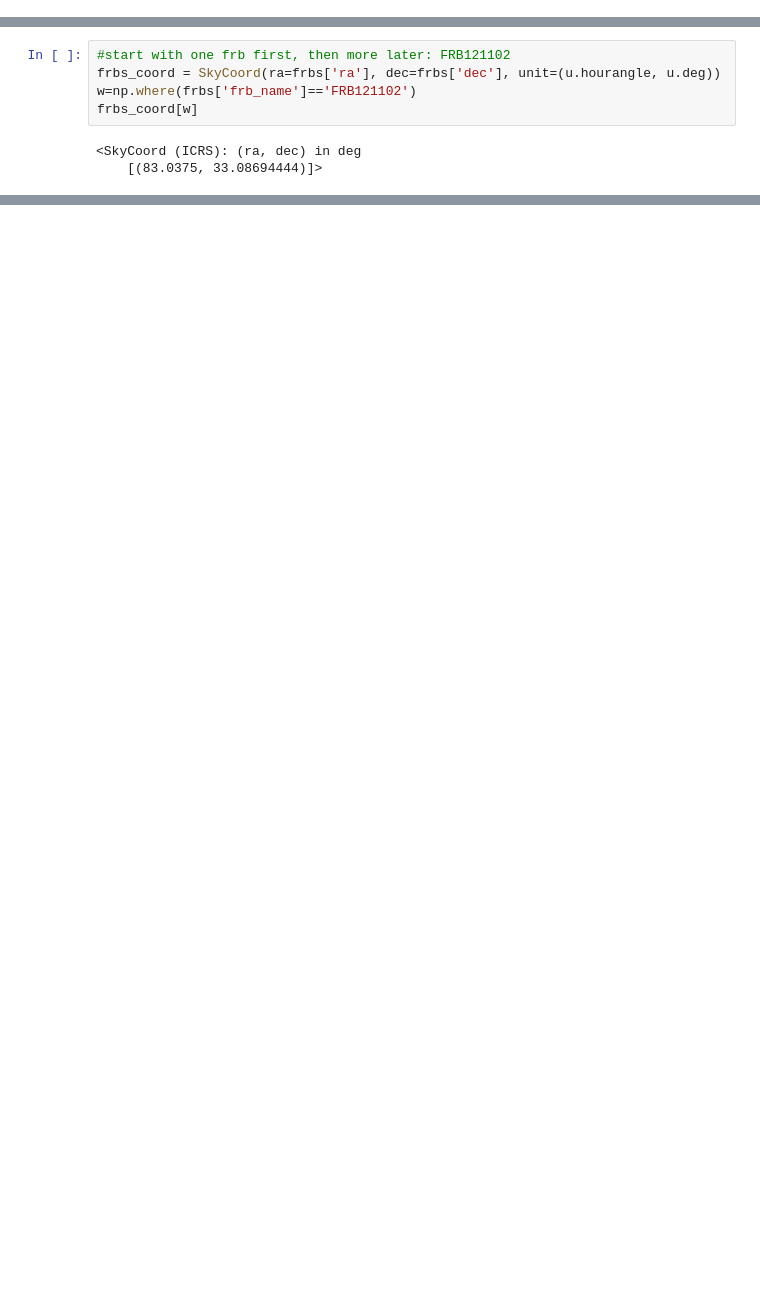
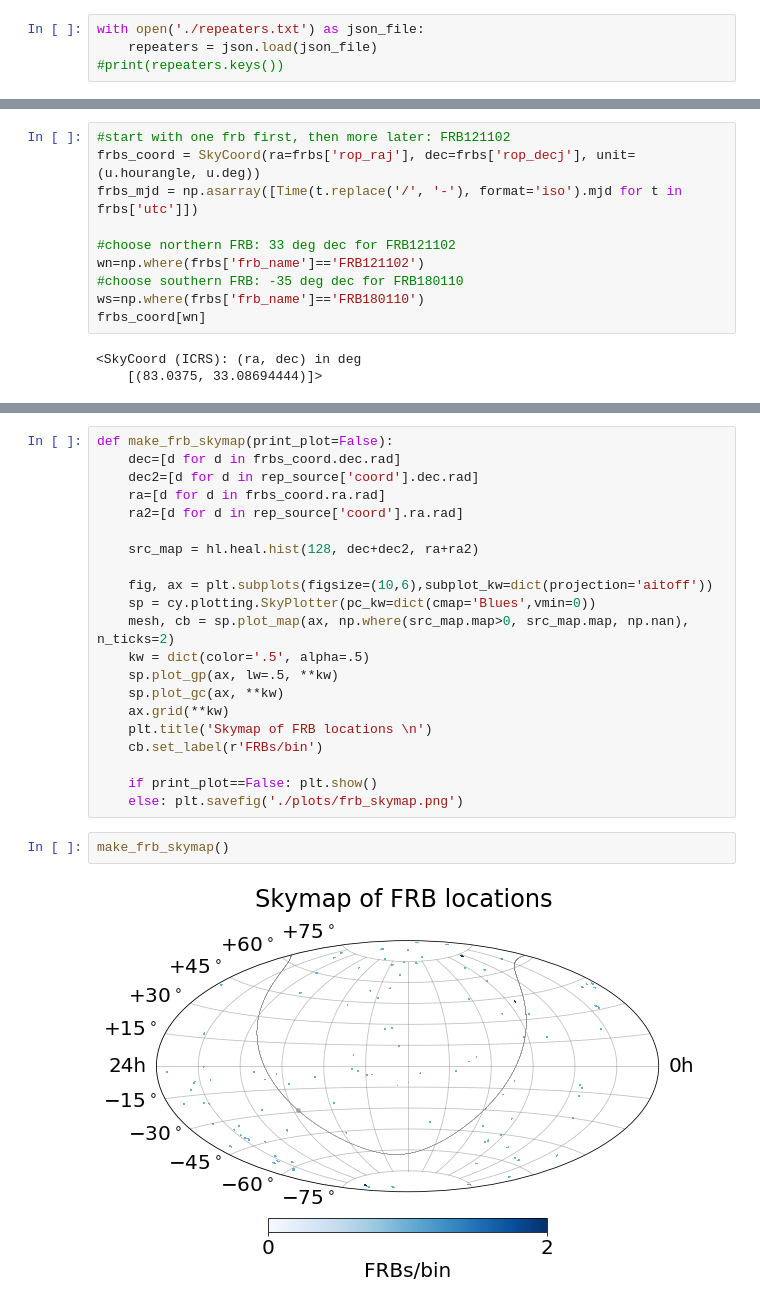
Before and after one commit to jessiethw/FRB, a Jupyter notebook: csky_bg_pfrc.ipynb, the cells around one changed output, grey strips where cells are left out. Saved outputs shown, nothing was run; the diff lists cells and outputs as text; blank space fills up the shorter version.

```diff
--- a/csky_bg_pfrc.ipynb
+++ b/csky_bg_pfrc.ipynb
@@ -35,0 +41,4 @@ cy.CONF['ana'] = ana
+# %%
+with open('./repeaters.txt') as json_file:
+    repeaters = json.load(json_file)
+#print(repeaters.keys())
@@ -46,8 +72,13 @@ frbs.head()
 # %%
 #start with one frb first, then more later: FRB121102
-frbs_coord = SkyCoord(ra=frbs['ra'], dec=frbs['dec'], unit=(u.hourangle, u.deg))
-w=np.where(frbs['frb_name']=='FRB121102')
-frbs_coord[w]
+frbs_coord = SkyCoord(ra=frbs['rop_raj'], dec=frbs['rop_decj'], unit=(u.hourangle, u.deg))
+frbs_mjd = np.asarray([Time(t.replace('/', '-'), format='iso').mjd for t in frbs['utc']])
+
+#choose northern FRB: 33 deg dec for FRB121102
+wn=np.where(frbs['frb_name']=='FRB121102')
+#choose southern FRB: -35 deg dec for FRB180110
+ws=np.where(frbs['frb_name']=='FRB180110')
+frbs_coord[wn]
 # %% [output]
 <SkyCoord (ICRS): (ra, dec) in deg
     [(83.0375, 33.08694444)]>
@@ -87,0 +113,25 @@ Thresholds from fit:
+# %%
+def make_frb_skymap(print_plot=False):
+    dec=[d for d in frbs_coord.dec.rad]
+    dec2=[d for d in rep_source['coord'].dec.rad]
+    ra=[d for d in frbs_coord.ra.rad]
+    ra2=[d for d in rep_source['coord'].ra.rad]
+
+    src_map = hl.heal.hist(128, dec+dec2, ra+ra2)
+
+    fig, ax = plt.subplots(figsize=(10,6),subplot_kw=dict(projection='aitoff'))
+    sp = cy.plotting.SkyPlotter(pc_kw=dict(cmap='Blues',vmin=0))
+    mesh, cb = sp.plot_map(ax, np.where(src_map.map>0, src_map.map, np.nan), n_ticks=2)
+    kw = dict(color='.5', alpha=.5)
+    sp.plot_gp(ax, lw=.5, **kw)
+    sp.plot_gc(ax, **kw)
+    ax.grid(**kw)
+    plt.title('Skymap of FRB locations \n')
+    cb.set_label(r'FRBs/bin')
+
+    if print_plot==False: plt.show()
+    else: plt.savefig('./plots/frb_skymap.png')
+# %%
+make_frb_skymap()
+# %% [output]
+[figure, added]
```
Also changed, not shown: parts of 29 cells of this notebook, 1 other file.
